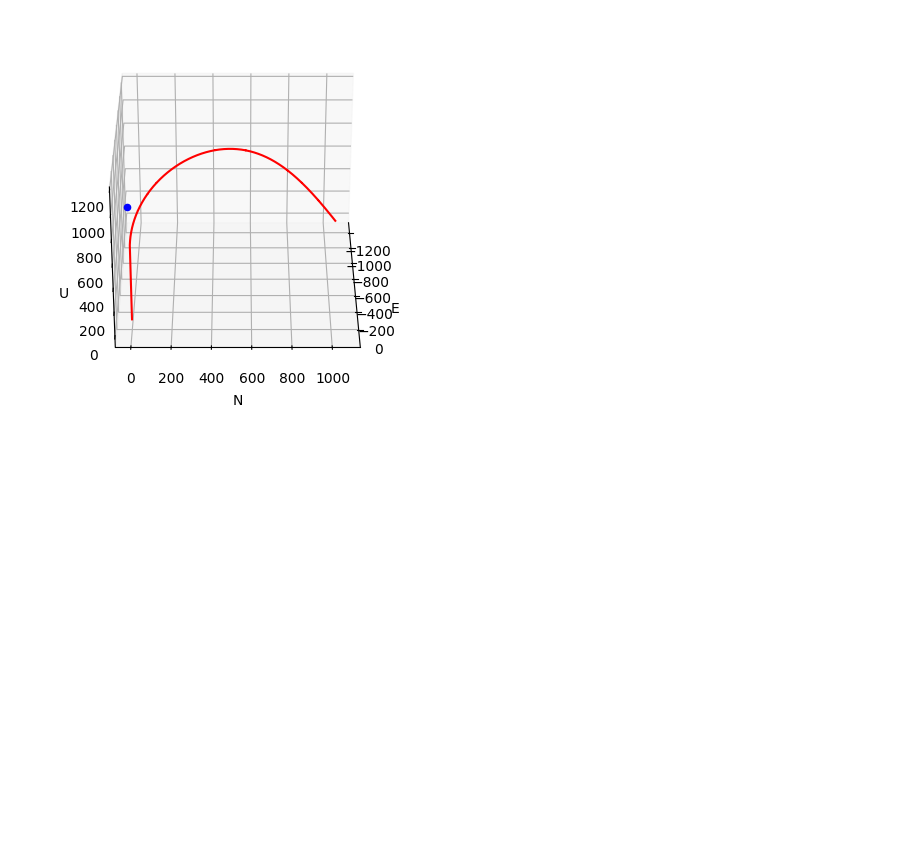
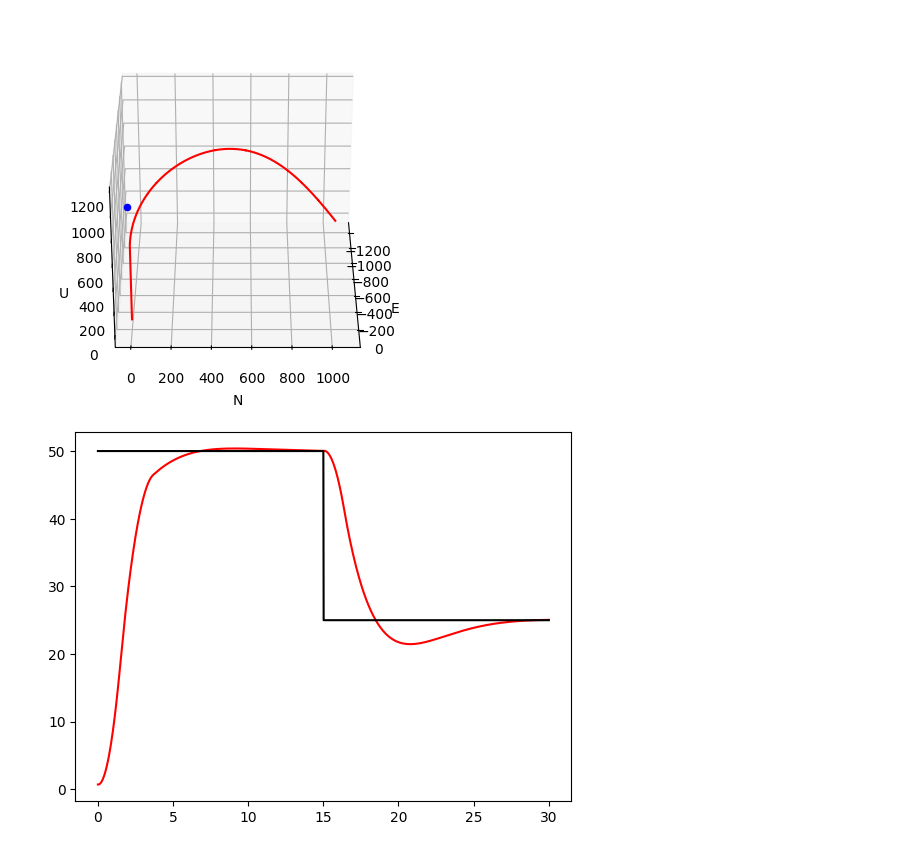
Before and after one commit to silvernuke911/KOSscripts, a Jupyter notebook: grapher.ipynb, the cells around one changed output. Saved outputs shown, nothing was run; the diff lists cells and outputs as text; code cells hidden in the pictures; blank space fills up the shorter version.

```diff
--- a/grapher.ipynb
+++ b/grapher.ipynb
@@ -120,3 +120,17 @@ plt.show()
 
 [5178 rows x 4 columns]
 [figure]
+# %%
+import pandas as pd
+import matplotlib.pyplot as plt
+
+hu1alt = pd.read_csv(r"hvertpid.csv")
+t = hu1alt["time"]
+signal = hu1alt["alt"]
+setpoint = hu1alt["setpoint"]
+
+plt.plot(t,signal, color ='r')
+plt.plot(t, setpoint, 'k')
+plt.show()
+# %% [output]
+[figure, added]
```
Also changed, not shown: 4 other files.
